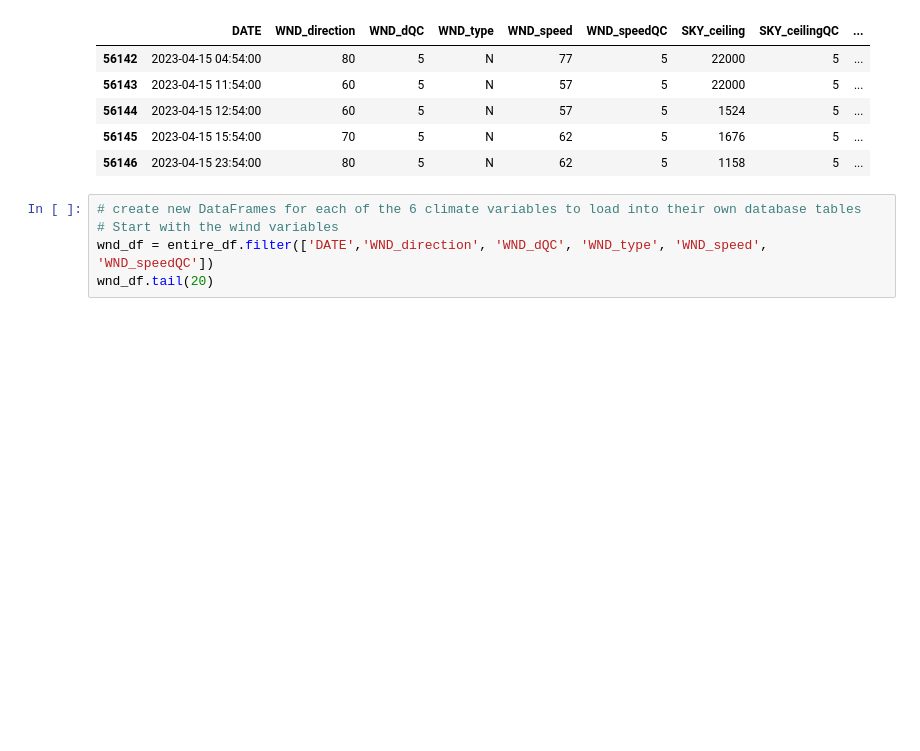
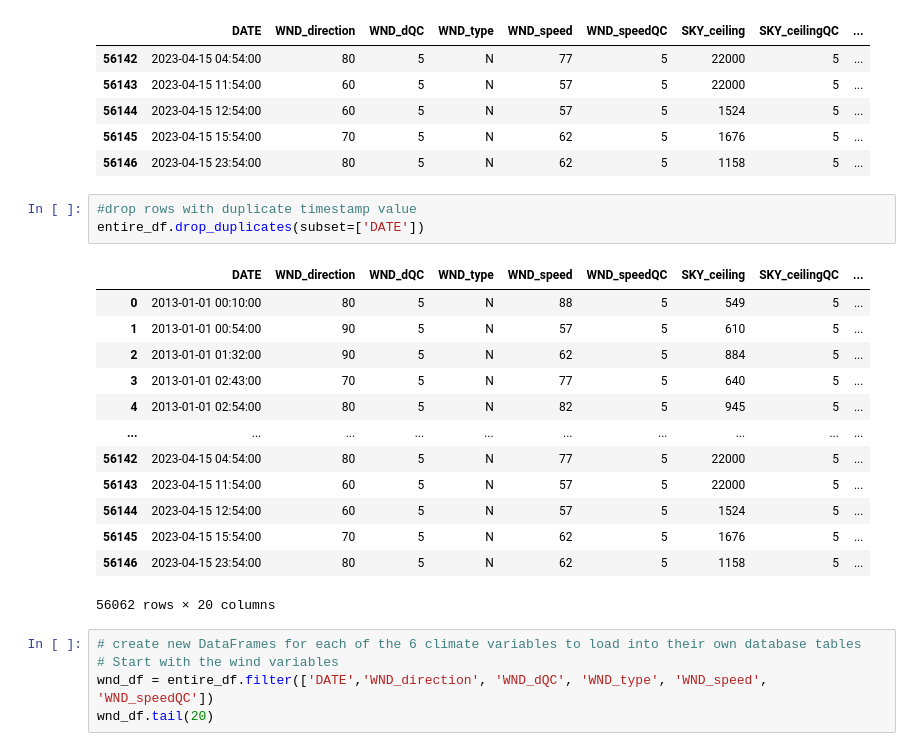
Before and after one commit to LLudivina/project-one, a Jupyter notebook: Climate_Data_Clean_Split.ipynb, the cells around one changed output. Cells and saved outputs as stored; diff of their text form; blank space fills up the shorter version.

```diff
--- a/Climate_Data_Clean_Split.ipynb
+++ b/Climate_Data_Clean_Split.ipynb
@@ -25,6 +25,23 @@ entire_df.tail()
 | 56144 | 2023-04-15 12:54:00 | 60 | 5 | N | 57 | 5 | 1524 | 5 | ... |
 | 56145 | 2023-04-15 15:54:00 | 70 | 5 | N | 62 | 5 | 1676 | 5 | ... |
 | 56146 | 2023-04-15 23:54:00 | 80 | 5 | N | 62 | 5 | 1158 | 5 | ... |
+# %%
+#drop rows with duplicate timestamp value
+entire_df.drop_duplicates(subset=['DATE'])
+# %% [output]
+|  | DATE | WND_direction | WND_dQC | WND_type | WND_speed | WND_speedQC | SKY_ceiling | SKY_ceilingQC | ... |
+| 0 | 2013-01-01 00:10:00 | 80 | 5 | N | 88 | 5 | 549 | 5 | ... |
+| 1 | 2013-01-01 00:54:00 | 90 | 5 | N | 57 | 5 | 610 | 5 | ... |
+| 2 | 2013-01-01 01:32:00 | 90 | 5 | N | 62 | 5 | 884 | 5 | ... |
+| 3 | 2013-01-01 02:43:00 | 70 | 5 | N | 77 | 5 | 640 | 5 | ... |
+| 4 | 2013-01-01 02:54:00 | 80 | 5 | N | 82 | 5 | 945 | 5 | ... |
+| ... | ... | ... | ... | ... | ... | ... | ... | ... | ... |
+| 56142 | 2023-04-15 04:54:00 | 80 | 5 | N | 77 | 5 | 22000 | 5 | ... |
+| 56143 | 2023-04-15 11:54:00 | 60 | 5 | N | 57 | 5 | 22000 | 5 | ... |
+| 56144 | 2023-04-15 12:54:00 | 60 | 5 | N | 57 | 5 | 1524 | 5 | ... |
+| 56145 | 2023-04-15 15:54:00 | 70 | 5 | N | 62 | 5 | 1676 | 5 | ... |
+| 56146 | 2023-04-15 23:54:00 | 80 | 5 | N | 62 | 5 | 1158 | 5 | ... |
+56062 rows × 20 columns
 # %%
 # create new DataFrames for each of the 6 climate variables to load into their own database tables
 # Start with the wind variables
```
Also changed, not shown: 1 other file.
